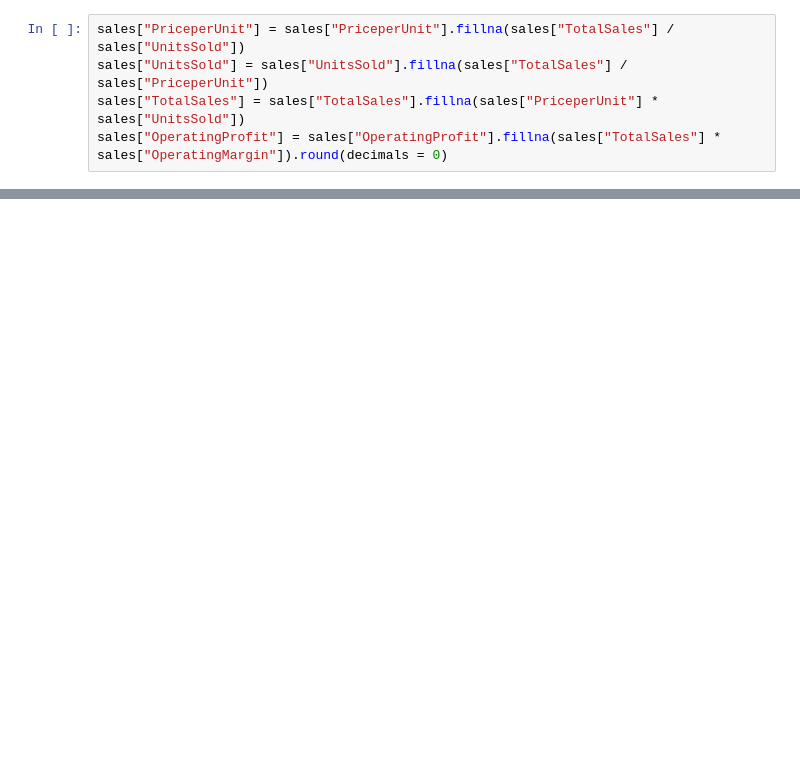
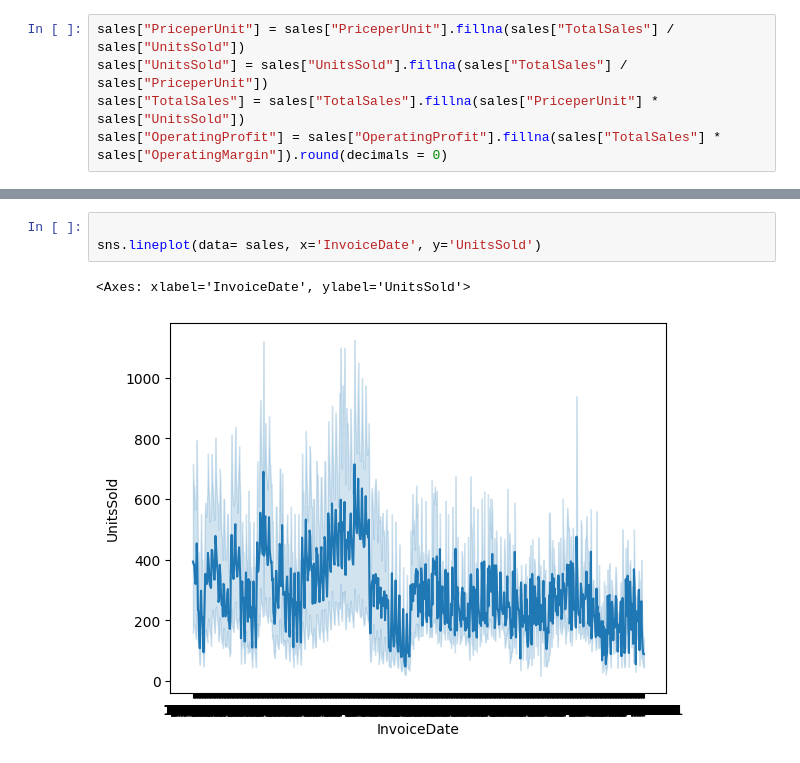
Before and after one commit to thegreatdon40/Final-Project-Data_Analytics, a Jupyter notebook: sales.ipynb, the cells around one changed output, grey strips where cells are left out. Cells and saved outputs as stored; diff of their text form; blank space fills up the shorter version.

```diff
--- a/sales.ipynb
+++ b/sales.ipynb
@@ -57,0 +161,6 @@ sales.loc[9642, "Region"] = "Northeast" # Maine
+# %%
+
+sns.lineplot(data= sales, x='InvoiceDate', y='UnitsSold')
+# %% [output]
+<Axes: xlabel='InvoiceDate', ylabel='UnitsSold'>
+[figure, added]
```
Also changed, not shown: parts of 16 cells of this notebook.
